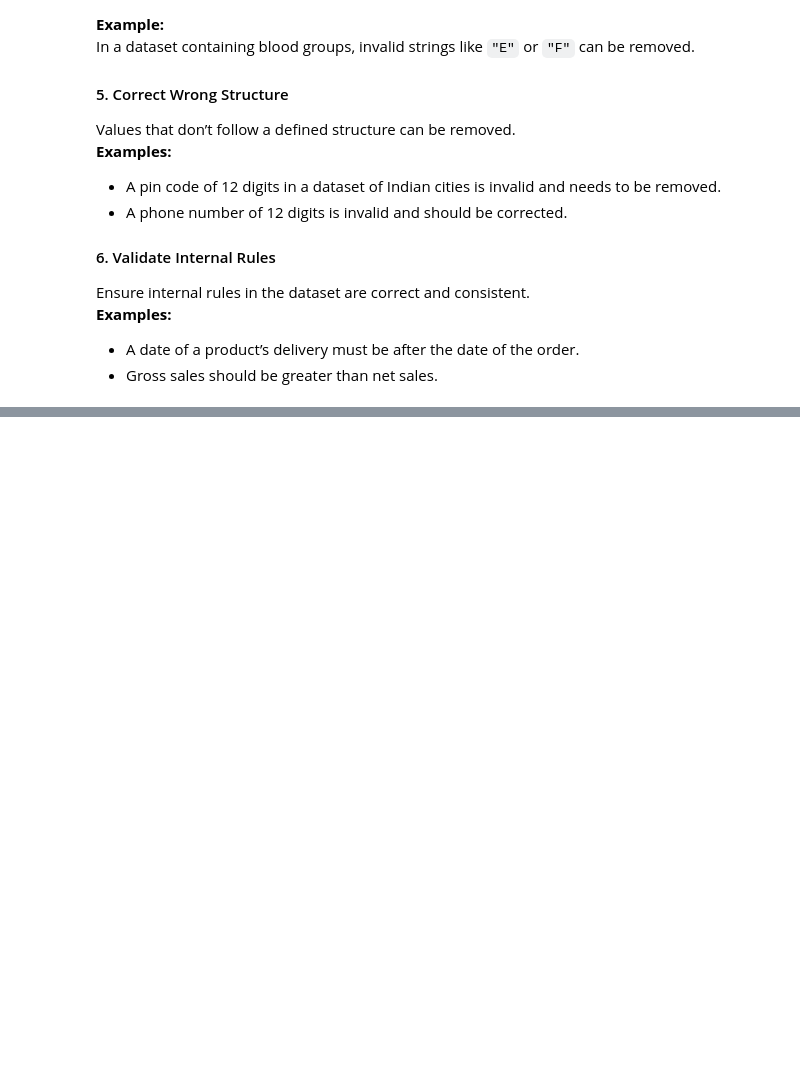
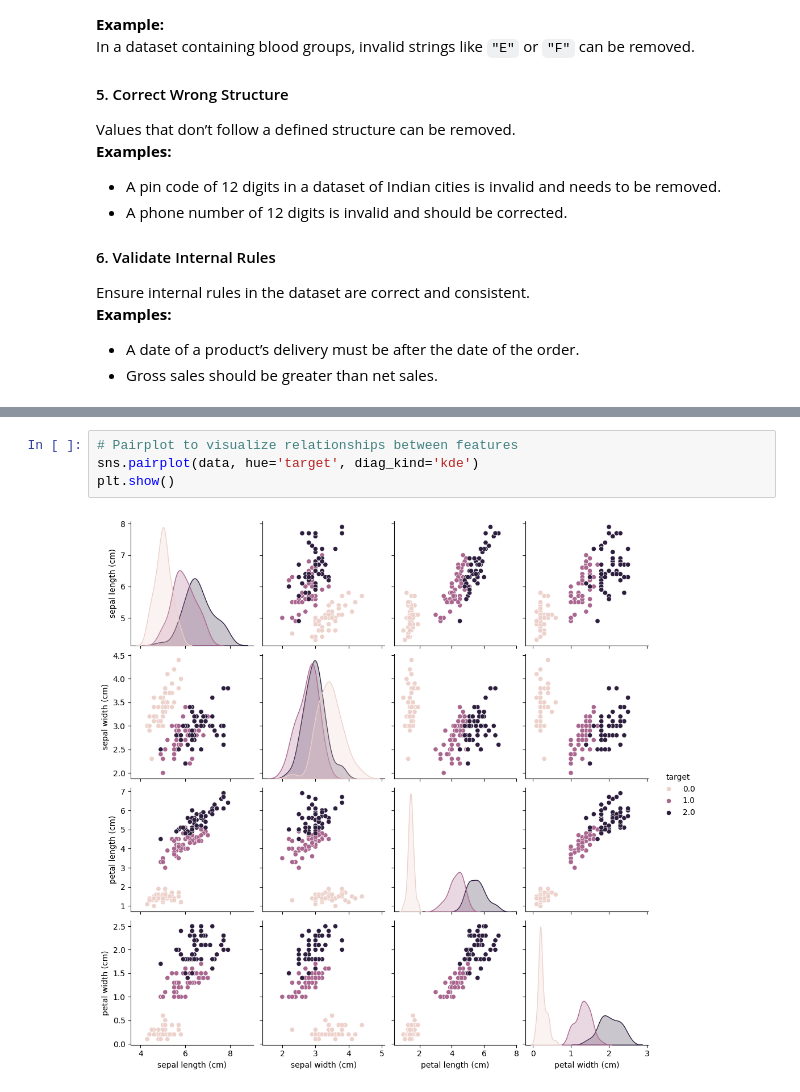
Before and after one commit to svenkatlata/Machine_Learning_Revision_Notes, a Jupyter notebook: Exploratory_Data_Analysis.ipynb, the cells around one changed output, grey strips where cells are left out. Drawn from its saved outputs; the diff is of its cells as text; blank space fills up the shorter version.

```diff
--- a/Exploratory_Data_Analysis.ipynb
+++ b/Exploratory_Data_Analysis.ipynb
@@ -130,0 +224,6 @@ Ensure internal rules in the dataset are correct and consistent.
+# %%
+# Pairplot to visualize relationships between features
+sns.pairplot(data, hue='target', diag_kind='kde')
+plt.show()
+# %% [output]
+[figure, added]
```
Also changed, not shown: parts of 14 cells of this notebook.
